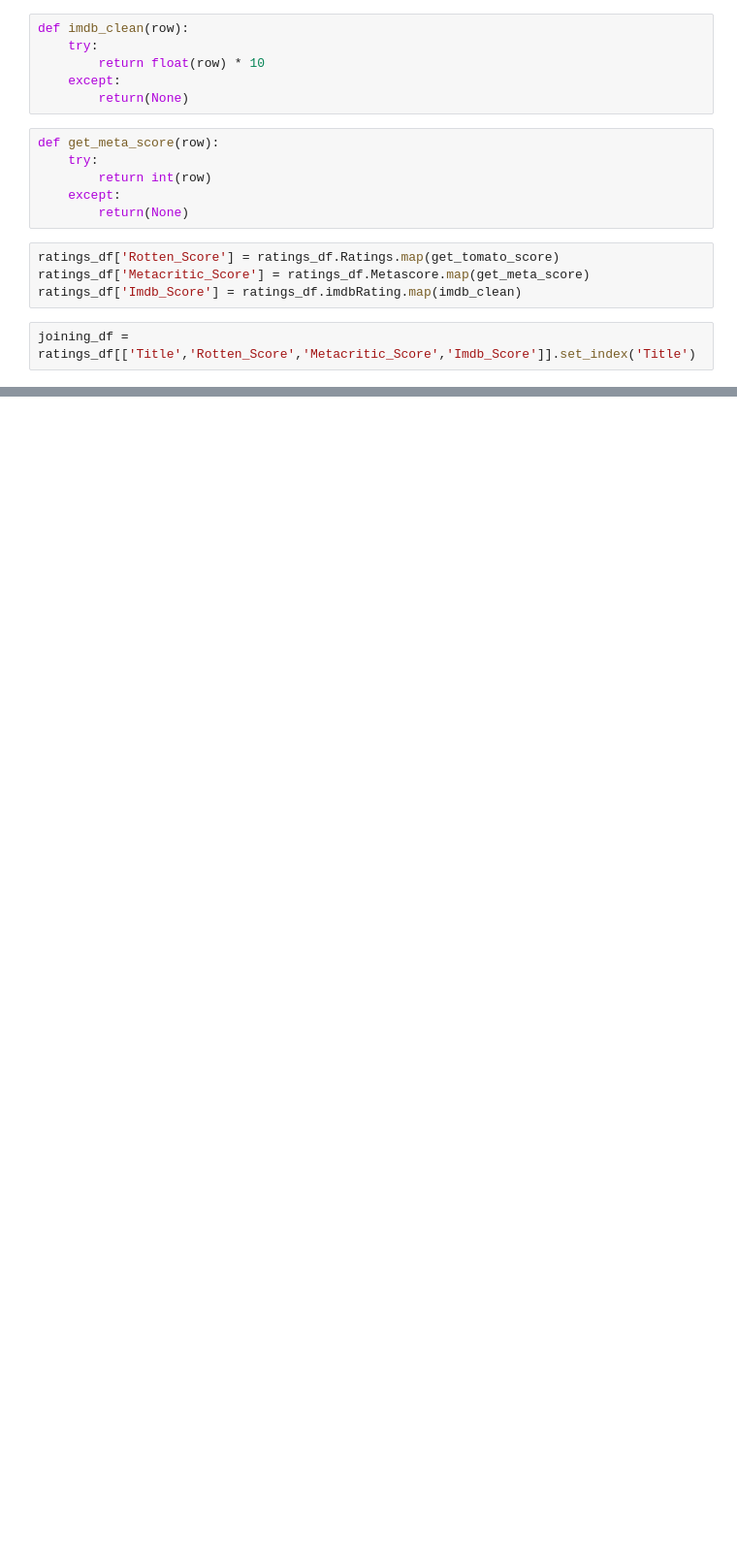
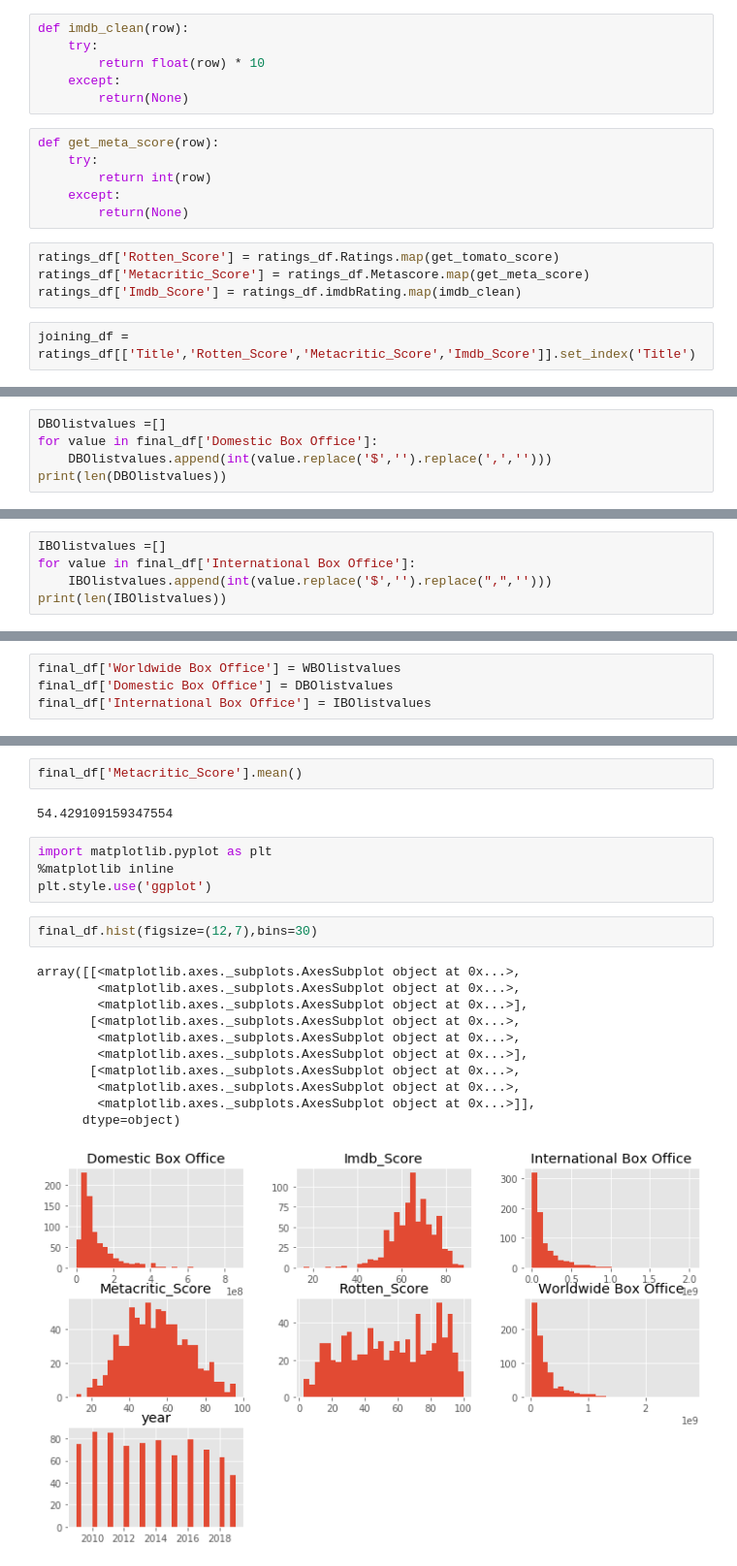
Before and after one commit to ColinMaloney/movies, a Jupyter notebook: yearly_rating.ipynb, the cells around one changed output, grey strips where cells are left out. Shown at 97% size. Drawn from its saved outputs; the diff is of its cells as text; blank space fills up the shorter version.

```diff
--- a/yearly_rating.ipynb
+++ b/yearly_rating.ipynb
@@ -86,0 +183,5 @@ final_df = overall_df.dropna()
+# %%
+DBOlistvalues =[]
+for value in final_df['Domestic Box Office']:
+    DBOlistvalues.append(int(value.replace('$','').replace(',','')))
+print(len(DBOlistvalues))
@@ -86,0 +190,5 @@ final_df = overall_df.dropna()
+# %%
+IBOlistvalues =[]
+for value in final_df['International Box Office']:
+    IBOlistvalues.append(int(value.replace('$','').replace(",",'')))
+print(len(IBOlistvalues))
@@ -86,0 +197,4 @@ final_df = overall_df.dropna()
+# %%
+final_df['Worldwide Box Office'] = WBOlistvalues
+final_df['Domestic Box Office'] = DBOlistvalues
+final_df['International Box Office'] = IBOlistvalues
@@ -86,0 +224,22 @@ final_df = overall_df.dropna()
+# %%
+final_df['Metacritic_Score'].mean()
+# %% [output]
+54.429109159347554
+# %%
+import matplotlib.pyplot as plt
+%matplotlib inline
+plt.style.use('ggplot')
+# %%
+final_df.hist(figsize=(12,7),bins=30)
+# %% [output]
+array([[<matplotlib.axes._subplots.AxesSubplot object at 0x...>,
+        <matplotlib.axes._subplots.AxesSubplot object at 0x...>,
+        <matplotlib.axes._subplots.AxesSubplot object at 0x...>],
+       [<matplotlib.axes._subplots.AxesSubplot object at 0x...>,
+        <matplotlib.axes._subplots.AxesSubplot object at 0x...>,
+        <matplotlib.axes._subplots.AxesSubplot object at 0x...>],
+       [<matplotlib.axes._subplots.AxesSubplot object at 0x...>,
+        <matplotlib.axes._subplots.AxesSubplot object at 0x...>,
+        <matplotlib.axes._subplots.AxesSubplot object at 0x...>]],
+      dtype=object)
+[figure, added]
```
Also changed, not shown: parts of 22 cells of this notebook.
